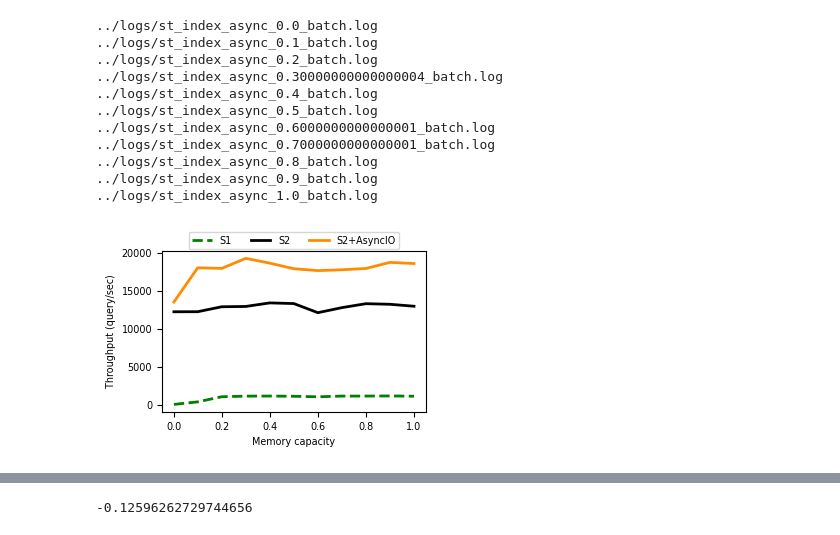
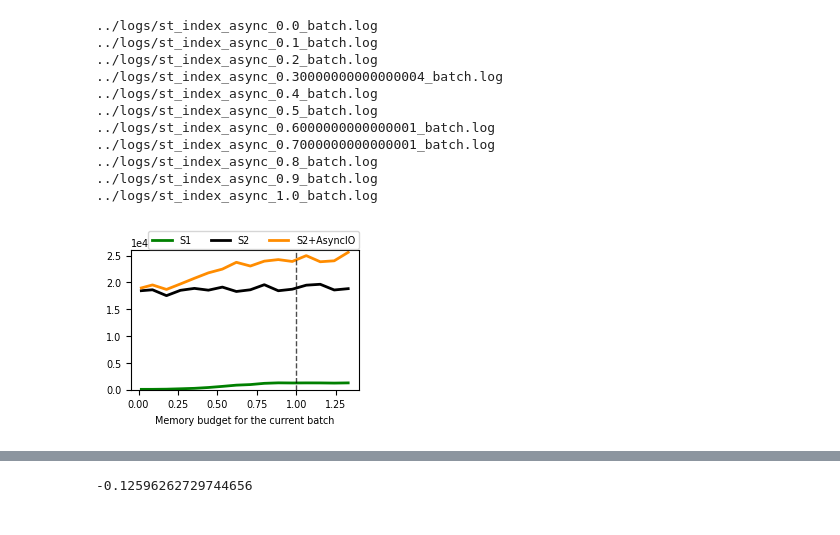
Before and after one commit to zyang37/VectorSearch_ShardIndex, a Jupyter notebook: notebooks/bash.ipynb, the cells around one changed output, grey strips where cells are left out. Drawn from its saved outputs; the diff is of its cells as text; code cells hidden in the pictures.

```diff
--- a/notebooks/bash.ipynb
+++ b/notebooks/bash.ipynb
@@ -151,39 +206,47 @@ st_index_async = {
 # %%
 # compute tput query per sec
-num_query = 10000
-max_mem = 1000
+num_query = 15000
+max_mem = 113
 
 tput_query = {}
 for k, v in st_query.items():
     k = k / max_mem
     tput_query[k] = num_query / v
 
 tput_index = {}
 for k, v in st_index.items():
     k = k / max_mem
     tput_index[k] = num_query / v
 
 tput_index_async = {}
 for k, v in st_index_async.items():
     k = k / max_mem
     tput_index_async[k] = num_query / v
 
 # plot tput
 linewidth = 2
-plt.figure(figsize=(3.5, 2.5))
-plt.plot(list(tput_query.keys()), list(tput_query.values()), label="S1", color='green', linewidth=linewidth, linestyle='--')
+plt.figure(figsize=(2.86, 2.3))
+plt.plot(list(tput_query.keys()), list(tput_query.values()), label="S1", color='green', linewidth=linewidth, linestyle='-')
 plt.plot(list(tput_index.keys()), list(tput_index.values()), label="S2", color='black', linewidth=linewidth)
 plt.plot(list(tput_index_async.keys()), list(tput_index_async.values()), label="S2+AsyncIO", color='darkorange', linewidth=linewidth)
 
+# vertical line
+plt.axvline(x=1, color='black', linestyle='--', alpha=0.7, linewidth=linewidth-1)
+
 # 1 row, 3 columns legend
-plt.legend(loc='upper center', bbox_to_anchor=(0.5, 1.15), ncol=3)
-plt.xlabel("Memory capacity")
-plt.ylabel("Throughput (query/sec)")
+plt.legend(loc='upper center', bbox_to_anchor=(0.54, 1.17), ncol=3)
+plt.xlabel("Memory budget for the current batch")
+# plt.ylabel("Throughput (query/sec)")
+
+# make y-axis use scientific notation
+plt.ticklabel_format(axis='y', style='sci', scilimits=(0,0))
+plt.ylim(0, 26000)
+
 plt.tight_layout()
-plt.savefig("tmp/tput_mem.pdf")
+plt.savefig("tmp/tput_memV2.pdf")
 plt.show()
 # %% [output]
-[figure, old version]
+[figure, new version]
 # %%
 # query diversity
 
```
Also changed, not shown: parts of 11 cells of this notebook, 8 other files.
